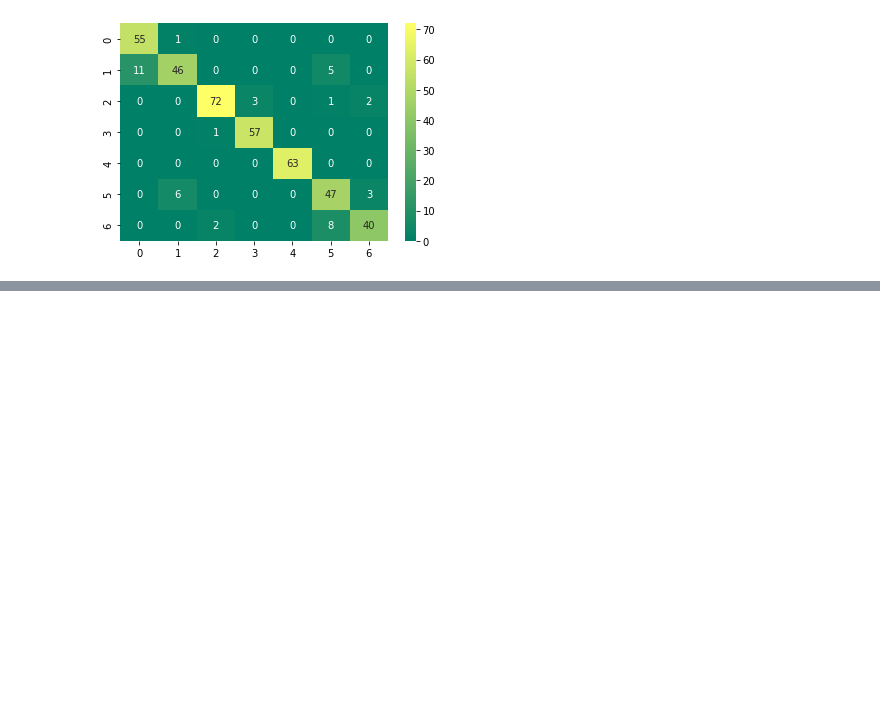
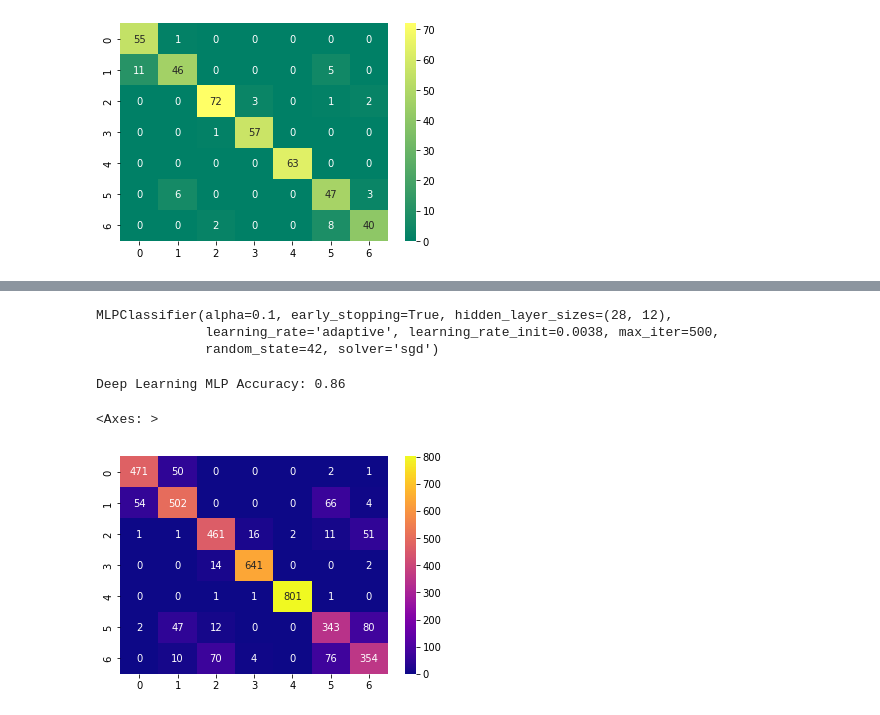
Before and after one commit to adinayak99/GW-Capstone-Project, a Jupyter notebook: ML Models.ipynb, the cells around one changed output, grey strips where cells are left out. Drawn from its saved outputs; the diff is of its cells as text; code cells hidden in the pictures; blank space fills up the shorter version.

```diff
--- a/ML Models.ipynb
+++ b/ML Models.ipynb
@@ -178,0 +262,29 @@ sns.heatmap(mlp_conf_matrix, annot=True, fmt='g', cmap='summer')
+# %%
+scaler_dl = StandardScaler()
+# Don't cheat - fit only on training data
+scaler_dl.fit(mlp_dl_X_train)
+mlp_dl_X_train = scaler_dl.transform(mlp_dl_X_train)
+# apply same transformation to test data
+mlp_dl_X_test = scaler_dl.transform(mlp_dl_X_test)
+# %%
+mlp_dl = MLPClassifier(hidden_layer_sizes = (28,12), random_state = 42, learning_rate_init = 0.0038, alpha = 0.1,
+                    activation= 'relu', learning_rate = 'adaptive', solver = 'sgd', early_stopping = True, max_iter = 500)
+# %%
+mlp_dl.fit(mlp_dl_X_train, mlp_dl_y_train)
+# %% [output]
+MLPClassifier(alpha=0.1, early_stopping=True, hidden_layer_sizes=(28, 12),
+              learning_rate='adaptive', learning_rate_init=0.0038, max_iter=500,
+              random_state=42, solver='sgd')
+# %%
+mlp_dl_y_predict = mlp_dl.predict(mlp_dl_X_test)
+# %%
+mlp_dl_accuracy =  accuracy_score(mlp_dl_y_test, mlp_dl_y_predict)
+print(f"Deep Learning MLP Accuracy: {mlp_dl_accuracy:.2f}")
+# %% [output]
+Deep Learning MLP Accuracy: 0.86
+# %%
+mlp_dl_conf_matrix = confusion_matrix(mlp_dl_y_test, mlp_dl_y_predict)
+sns.heatmap(mlp_dl_conf_matrix, annot=True, fmt='g', cmap='plasma')
+# %% [output]
+<Axes: >
+[figure, added]
```
Also changed, not shown: parts of 19 cells of this notebook.
